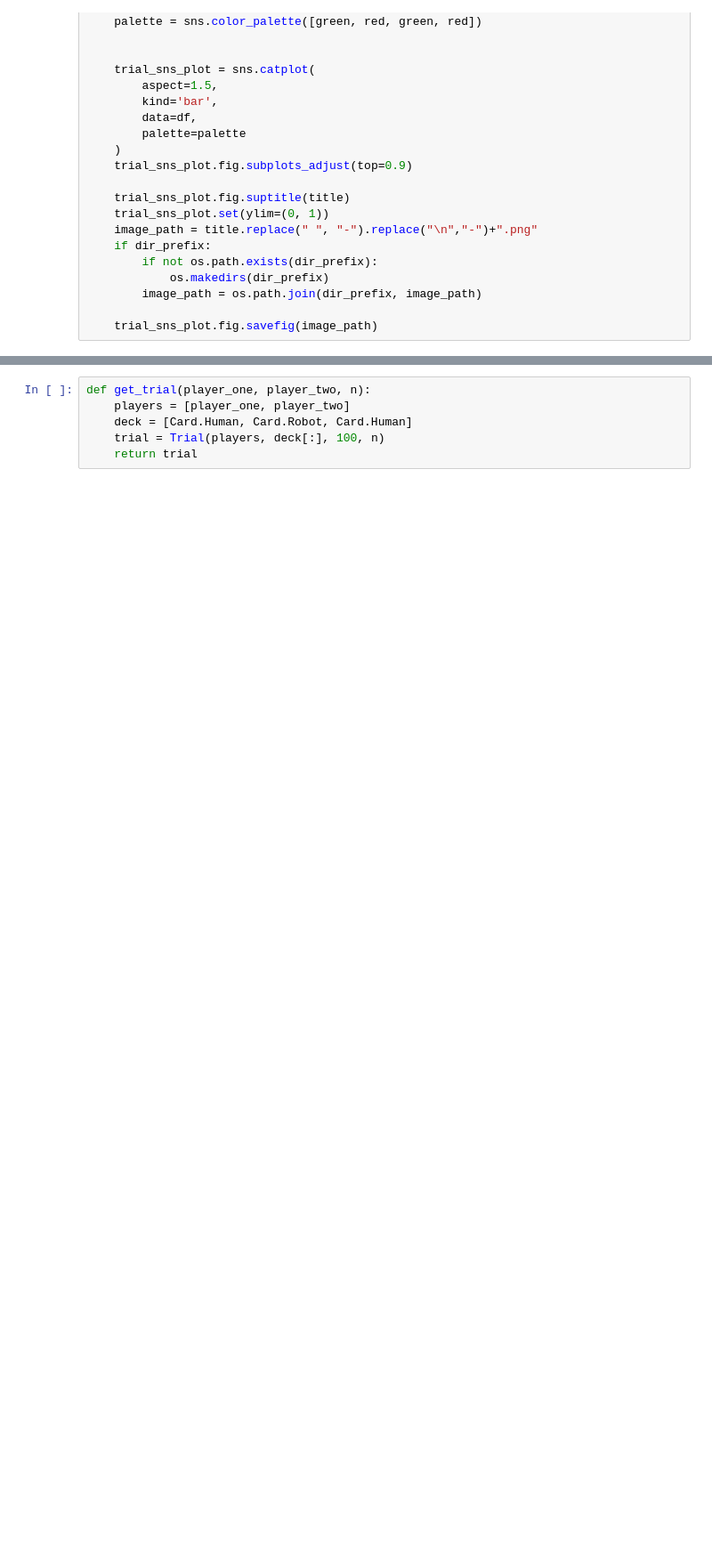
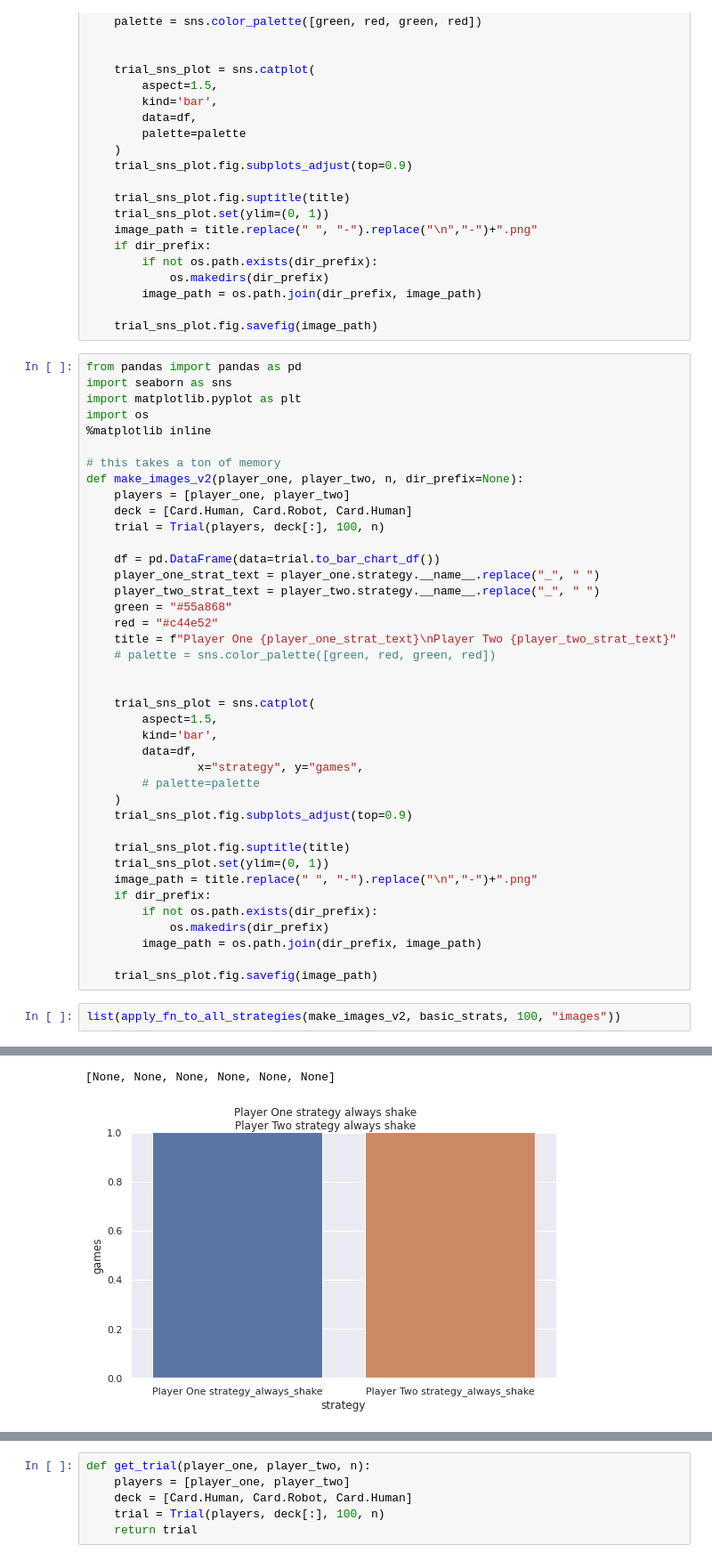
Before and after one commit to brevdev/AreYouARobot, a Jupyter notebook: work/ayar.ipynb, the cells around one changed output, grey strips where cells are left out. Shown at 89% size. Saved outputs shown, nothing was run; the diff lists cells and outputs as text; blank space fills up the shorter version.

```diff
--- a/work/ayar.ipynb
+++ b/work/ayar.ipynb
@@ -1237,3 +1265,46 @@ def make_images(player_one, player_two, n, dir_prefix=None):
         image_path = os.path.join(dir_prefix, image_path)
 
     trial_sns_plot.fig.savefig(image_path)
+# %%
+from pandas import pandas as pd
+import seaborn as sns
+import matplotlib.pyplot as plt
+import os
+%matplotlib inline
+
+# this takes a ton of memory
+def make_images_v2(player_one, player_two, n, dir_prefix=None):
+    players = [player_one, player_two]
+    deck = [Card.Human, Card.Robot, Card.Human]
+    trial = Trial(players, deck[:], 100, n)
+
+    df = pd.DataFrame(data=trial.to_bar_chart_df())
+    player_one_strat_text = player_one.strategy.__name__.replace("_", " ")
+    player_two_strat_text = player_two.strategy.__name__.replace("_", " ")
+    green = "#55a868"
+    red = "#c44e52"
+    title = f"Player One {player_one_strat_text}\nPlayer Two {player_two_strat_text}"
+    # palette = sns.color_palette([green, red, green, red])
+
+
+    trial_sns_plot = sns.catplot(
+        aspect=1.5,
+        kind='bar',
+        data=df,
+                x="strategy", y="games",
+        # palette=palette
+    )
+    trial_sns_plot.fig.subplots_adjust(top=0.9)
+
+    trial_sns_plot.fig.suptitle(title)
+    trial_sns_plot.set(ylim=(0, 1))
+    image_path = title.replace(" ", "-").replace("\n","-")+".png"
+    if dir_prefix:
+        if not os.path.exists(dir_prefix):
+            os.makedirs(dir_prefix)
+        image_path = os.path.join(dir_prefix, image_path)
+
+    trial_sns_plot.fig.savefig(image_path)
+# %%
+list(apply_fn_to_all_strategies(make_images_v2, basic_strats, 100, "images"))
+# %% [output]
@@ -1239,0 +1317,2 @@ def make_images(player_one, player_two, n, dir_prefix=None):
+[None, None, None, None, None, None]
+[figure, added]
```
Also changed, not shown: parts of 13 cells of this notebook, 4 other files.
